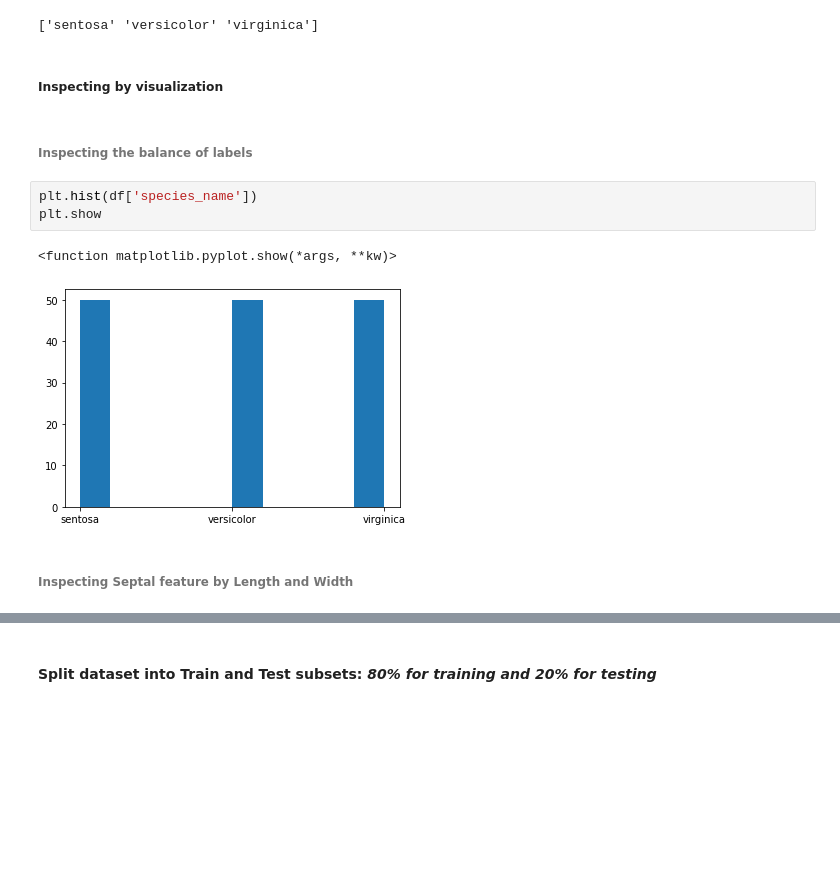
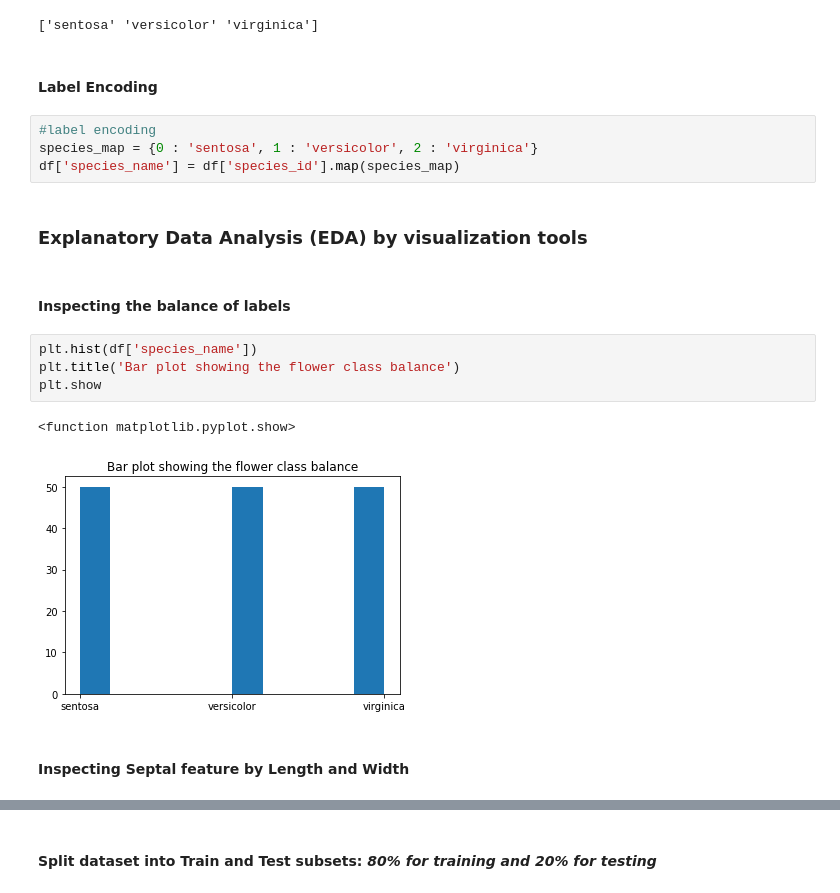
Before and after one commit to DSC-UTDallas/explore-ml, a Jupyter notebook: beginner_track/classification/Beginner_ML_Logistic_Regression.ipynb, the cells around one changed output, grey strips where cells are left out. Saved outputs shown, nothing was run; the diff lists cells and outputs as text; blank space fills up the shorter version.

```diff
--- a/beginner_track/classification/Beginner_ML_Logistic_Regression.ipynb
+++ b/beginner_track/classification/Beginner_ML_Logistic_Regression.ipynb
@@ -95,18 +86,25 @@ dtype: bool
 print(df['species_name'].unique())
 # %% [output]
 ['sentosa' 'versicolor' 'virginica']
+# %% [markdown]
+#### Label Encoding
+# %%
+#label encoding
+species_map = {0 : 'sentosa', 1 : 'versicolor', 2 : 'virginica'}
+df['species_name'] = df['species_id'].map(species_map)
 # %% [markdown]
-##### Inspecting by visualization
+### Explanatory Data Analysis (EDA) by visualization tools
 # %% [markdown]
-###### Inspecting the balance of labels
+#### Inspecting the balance of labels
 # %%
 plt.hist(df['species_name'])
+plt.title('Bar plot showing the flower class balance')
 plt.show
 # %% [output]
-<function matplotlib.pyplot.show(*args, **kw)>
+<function matplotlib.pyplot.show>
-[figure, old version]
+[figure, new version]
 # %% [markdown]
-###### Inspecting **Septal** feature by Length and Width
+#### Inspecting **Septal** feature by Length and Width
 # %%
 # By length
 plt.scatter(df[df['species_id'] == 0]['sepal_length'], df[df['species_id'] == 0]['petal_length'], label = 'sentosa')
```
Also changed, not shown: parts of 47 cells of this notebook, 1 other file.
